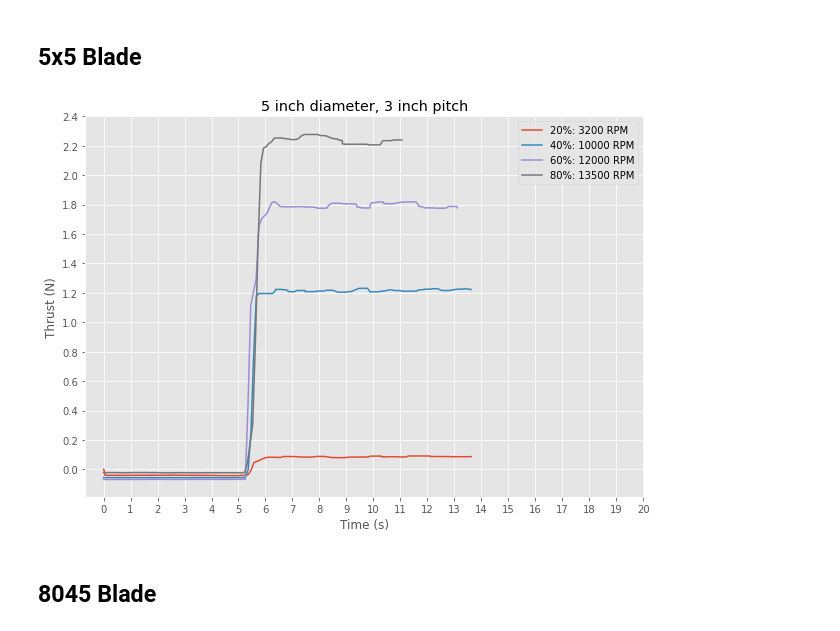
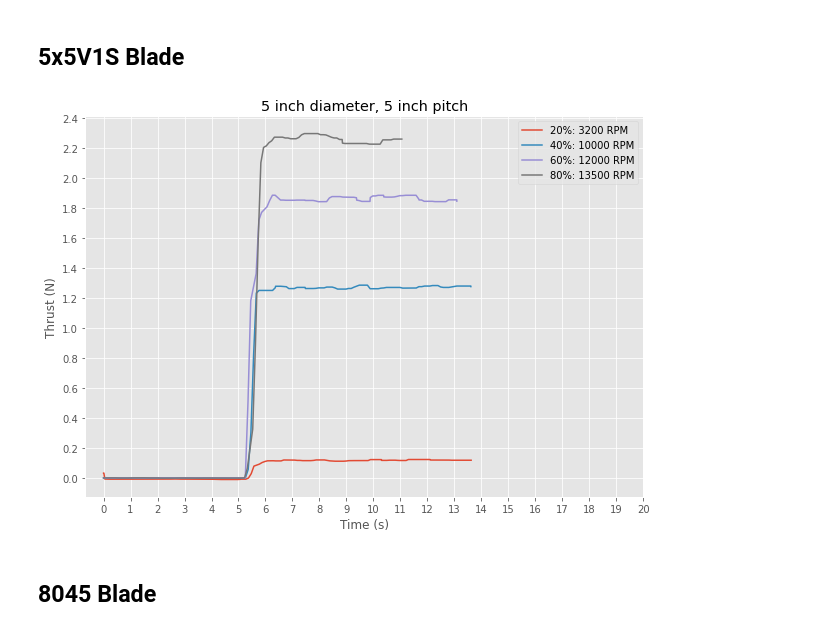
Before and after one commit to nmarks99/aero-capstone, a Jupyter notebook: thrust_test/nice_plots.ipynb, the cells around one changed output. Cells and saved outputs as stored; diff of their text form; code cells hidden in the pictures.

```diff
--- a/thrust_test/nice_plots.ipynb
+++ b/thrust_test/nice_plots.ipynb
@@ -18,39 +18,53 @@ def get_data(data_path):
     temp_time = sig.medfilt(temp_time,5)
 
     return temp_force,temp_time
+
+def gen_paths(blade):
+    base = "".join(["data/",blade,"/"])
+    paths = ["20percent.txt","40percent.txt","60percent.txt","80percent.txt"]
+    paths = ["".join([base,i]) for i in paths]
+    return paths
+
+
+def normalize(data,n):
+    avg = np.mean(data[0:n])
+    ndata = [i-avg for i in data]
+    return ndata
 # %% [markdown]
-## 5x5 Blade
+## 5x5V1S Blade
 # %%
-paths_5x5 = ["data/20percent_5x5.txt","data/40percent_5x5.txt","data/60percent_5x5.txt","data/80percent_5x5.txt"]
+paths_5x5 = gen_paths("5x5V1S")
 
-force_5x5 = []
-time_5x5 = []
+force = []
+time = []
 first = True
 for i in paths_5x5:
     temp_force,temp_time = get_data(i)
     if first is True:
         first = False
         temp_force = temp_force[0:-75]
         temp_time = temp_time[0:-75]
 
-    force_5x5.append(temp_force)
-    time_5x5.append(temp_time)
+    force.append(temp_force)
+    time.append(temp_time)
 
-
+force = [sig.medfilt(i,5) for i in force]
+force = [normalize(np.array(i),10) for i in force]
 
 plt.style.use('ggplot')
 labs = ["20%: 3200 RPM","40%: 10000 RPM", "60%: 12000 RPM", "80%: 13500 RPM"]
 fig, ax = plt.subplots(figsize=(10,7))
 first = True
-for i in range(len(force_5x5)):
-    ax.plot(time_5x5[i],force_5x5[i],label=labs[i])
+for i in range(len(force)):
+    ax.plot(time[i],force[i],label=labs[i])
     ax.legend()
 ax.set(title="5 inch diameter, 5 inch pitch",xlabel="Time (s)",ylabel="Thrust (N)")
 plt.yticks(np.arange(0, 2.6, 0.2))
 plt.xticks(np.arange(0, 21.0, 1))
 plt.show()
+fig.savefig("data/5x5V1S/plot.png")
 # %% [output]
-[figure, old version]
+[figure, new version]
 # %% [markdown]
 ## 8045 Blade
 # %%
```
Also changed, not shown: parts of 6 cells of this notebook, 12 other files.
